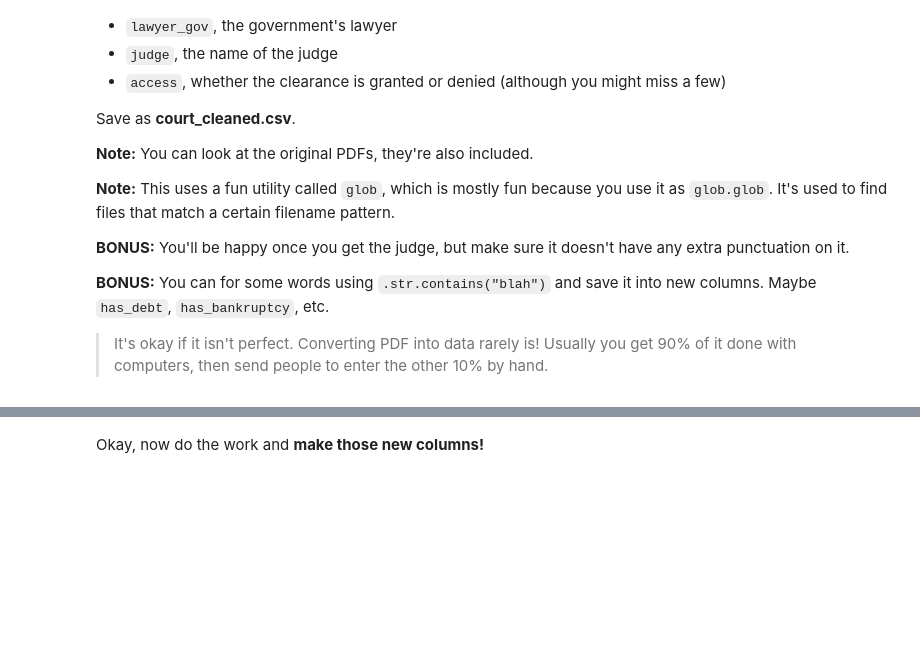
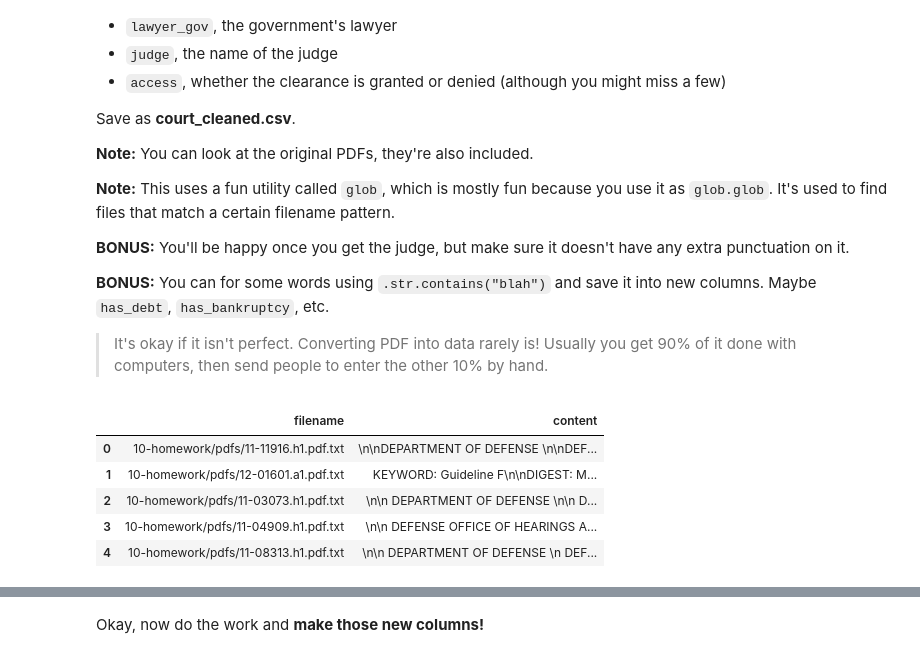
Before and after one commit to xeophin/lede-foundations, a Jupyter notebook: 10-homework/10 - Homework - Regular Expressions.ipynb, the cells around one changed output, grey strips where cells are left out. Saved outputs shown, nothing was run; the diff lists cells and outputs as text; code cells hidden in the pictures; blank space fills up the shorter version.

Commit message:
feat(Homework 10): add extracting data from PDFs

```diff
--- a/10-homework/10 - Homework - Regular Expressions.ipynb
+++ b/10-homework/10 - Homework - Regular Expressions.ipynb
@@ -279,3 +279,17 @@ Save as **court_cleaned.csv**.
 **BONUS:** You can for some words using `.str.contains("blah")` and save it into new columns. Maybe `has_debt`, `has_bankruptcy`, etc.
 
 > It's okay if it isn't perfect. Converting PDF into data rarely is! Usually you get 90% of it done with computers, then send people to enter the other 10% by hand.
+# %%
+import glob
+
+filenames = glob.glob("10-homework/pdfs/*.txt")
+contents = [open(filename, encoding="utf8").read() for filename in filenames]
+df = pd.DataFrame({'filename': filenames, 'content': contents})
+df.head()
+# %% [output]
+|  | filename | content |
+| 0 | 10-homework/pdfs/11-11916.h1.pdf.txt | \n\nDEPARTMENT OF DEFENSE \n\nDEF... |
+| 1 | 10-homework/pdfs/12-01601.a1.pdf.txt | KEYWORD: Guideline F\n\nDIGEST: M... |
+| 2 | 10-homework/pdfs/11-03073.h1.pdf.txt | \n\n DEPARTMENT OF DEFENSE \n\n D... |
+| 3 | 10-homework/pdfs/11-04909.h1.pdf.txt | \n\n DEFENSE OFFICE OF HEARINGS A... |
+| 4 | 10-homework/pdfs/11-08313.h1.pdf.txt | \n\n DEPARTMENT OF DEFENSE \n DEF... |
```
Also changed, not shown: parts of 1 cell of this notebook, 30 other files.
